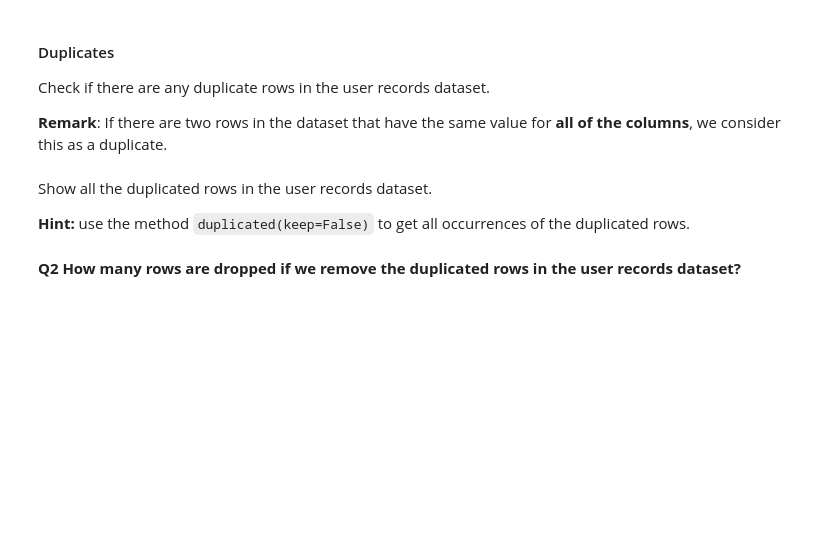
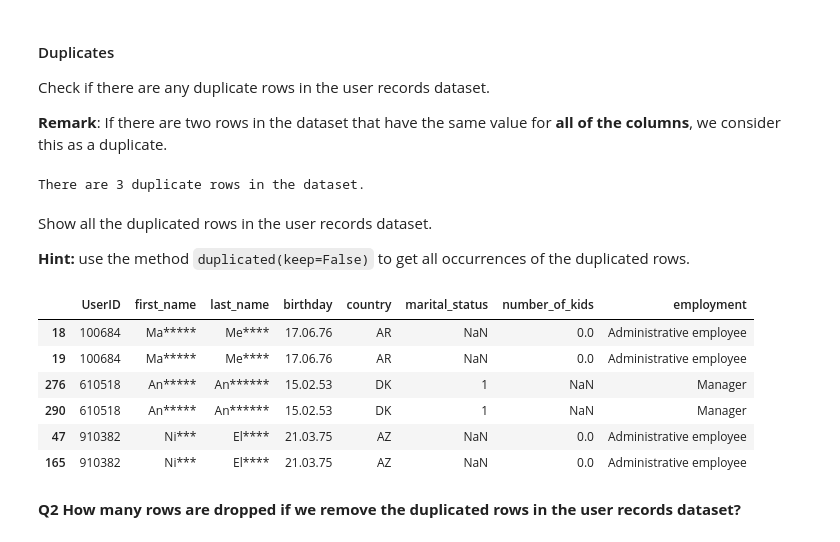
Before and after one commit to miachambat/CSE201-td3-1-handin, a Jupyter notebook: assignments/Part 1/Assignment_part_1.ipynb, the cells around one changed output. Cells and saved outputs as stored; diff of their text form; code cells hidden in the pictures; blank space fills up the shorter version.

```diff
--- a/assignments/Part 1/Assignment_part_1.ipynb
+++ b/assignments/Part 1/Assignment_part_1.ipynb
@@ -54,3 +74,10 @@ __Remark__: If there are two rows in the dataset that have the same value for __
+# %%
+# Your code here
+
+duplicate_count = user_records.duplicated().sum()
+print(f"There are {duplicate_count} duplicate rows in the dataset.")
+# %% [output]
+There are 3 duplicate rows in the dataset.
 # %% [markdown]
 Show all the duplicated rows in the user records dataset.
 
@@ -60,3 +85,15 @@ __Hint:__ use the method `duplicated(keep=False)` to get all occurrences of the
+# %%
+# Your code here
+all_duplicates = user_records[user_records.duplicated(keep=False)]
+all_duplicates.sort_values(by=list(user_records.columns))
+# %% [output]
+|  | UserID | first_name | last_name | birthday | country | marital_status | number_of_kids | employment |
+| 18 | 100684 | Ma***** | Me**** | 17.06.76 | AR | NaN | 0.0 | Administrative employee |
+| 19 | 100684 | Ma***** | Me**** | 17.06.76 | AR | NaN | 0.0 | Administrative employee |
+| 276 | 610518 | An***** | An****** | 15.02.53 | DK | 1 | NaN | Manager |
+| 290 | 610518 | An***** | An****** | 15.02.53 | DK | 1 | NaN | Manager |
+| 47 | 910382 | Ni*** | El**** | 21.03.75 | AZ | NaN | 0.0 | Administrative employee |
+| 165 | 910382 | Ni*** | El**** | 21.03.75 | AZ | NaN | 0.0 | Administrative employee |
 # %% [markdown]
 **Q2 How many rows are dropped if we remove the duplicated rows in the user records dataset?**
 # %% [markdown]
```
Also changed, not shown: parts of 25 cells of this notebook.
